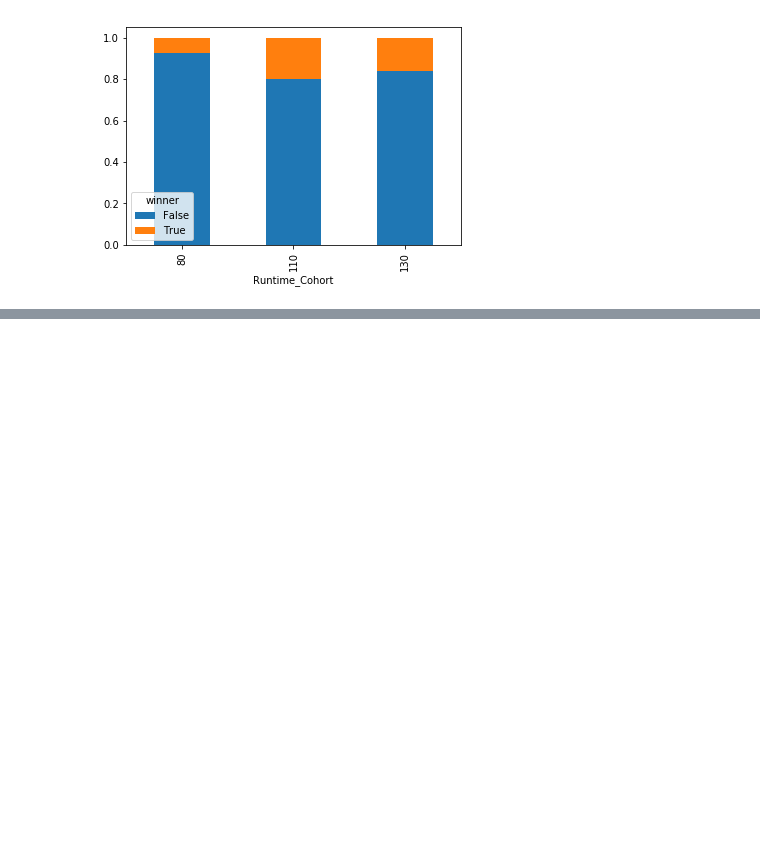
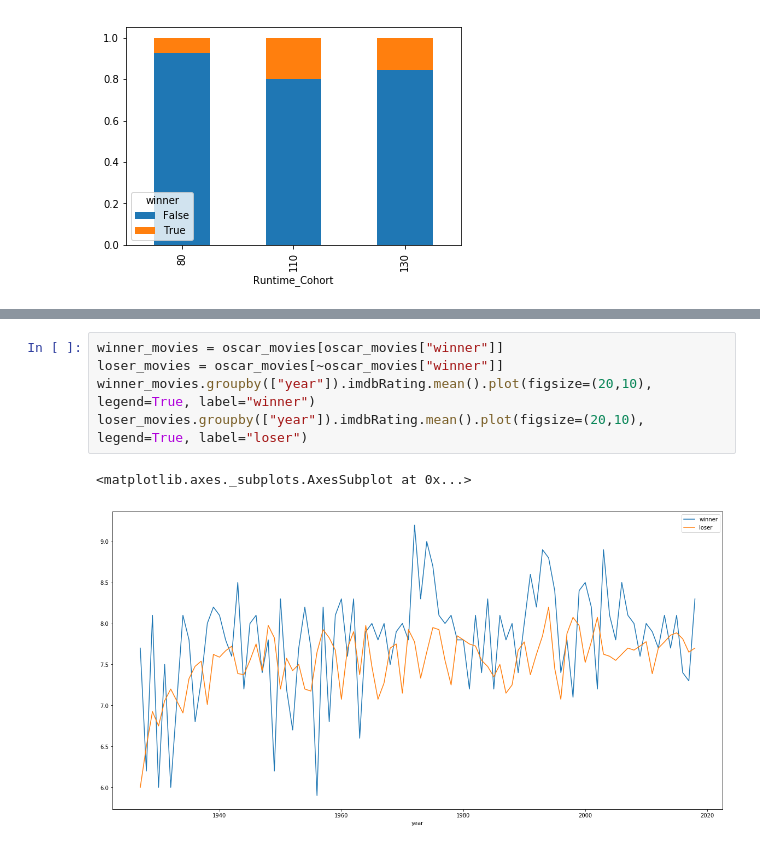
Before and after one commit to gfilangeri/OscarBestPicturePrediction, a Jupyter notebook: DataVisualizations.ipynb, the cells around one changed output, grey strips where cells are left out. Cells and saved outputs as stored; diff of their text form; blank space fills up the shorter version.

```diff
--- a/DataVisualizations.ipynb
+++ b/DataVisualizations.ipynb
@@ -157,0 +215,8 @@ winner_given_rating.plot.bar(stacked=True)
+# %%
+winner_movies = oscar_movies[oscar_movies["winner"]]
+loser_movies = oscar_movies[~oscar_movies["winner"]]
+winner_movies.groupby(["year"]).imdbRating.mean().plot(figsize=(20,10), legend=True, label="winner")
+loser_movies.groupby(["year"]).imdbRating.mean().plot(figsize=(20,10), legend=True, label="loser")
+# %% [output]
+<matplotlib.axes._subplots.AxesSubplot at 0x...>
+[figure, added]
```
Also changed, not shown: parts of 17 cells of this notebook.
